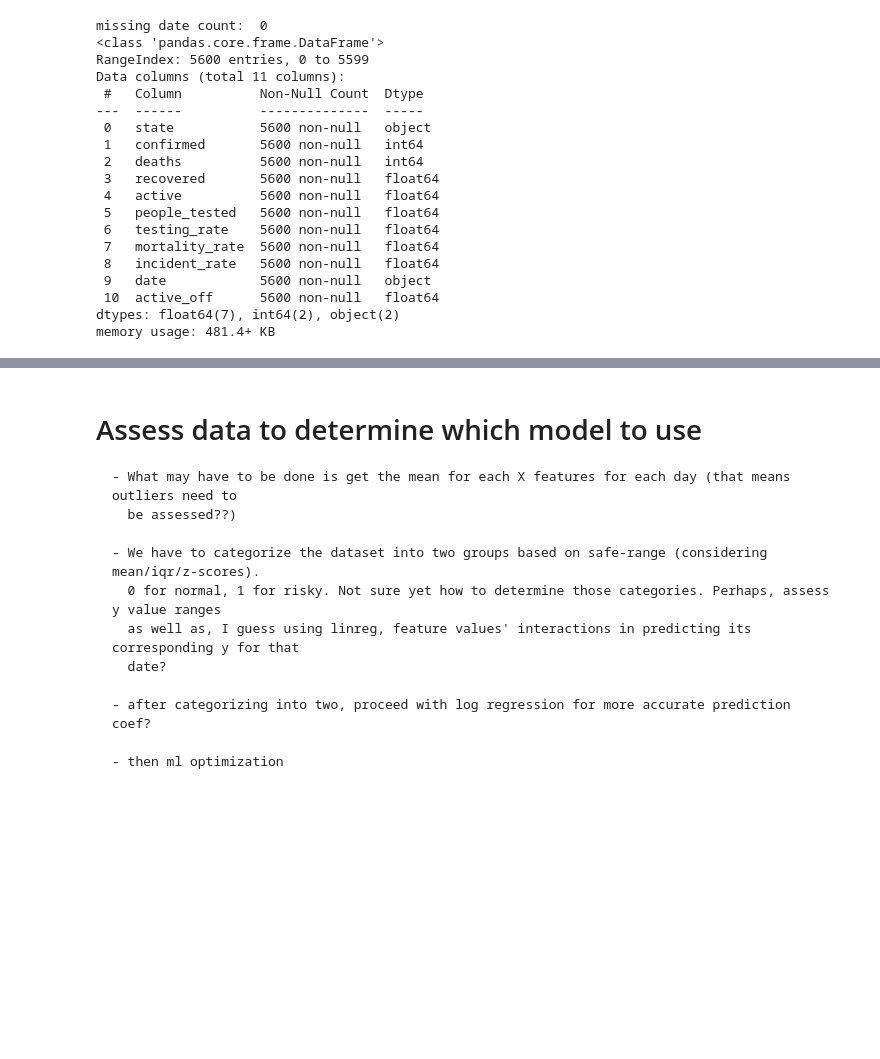
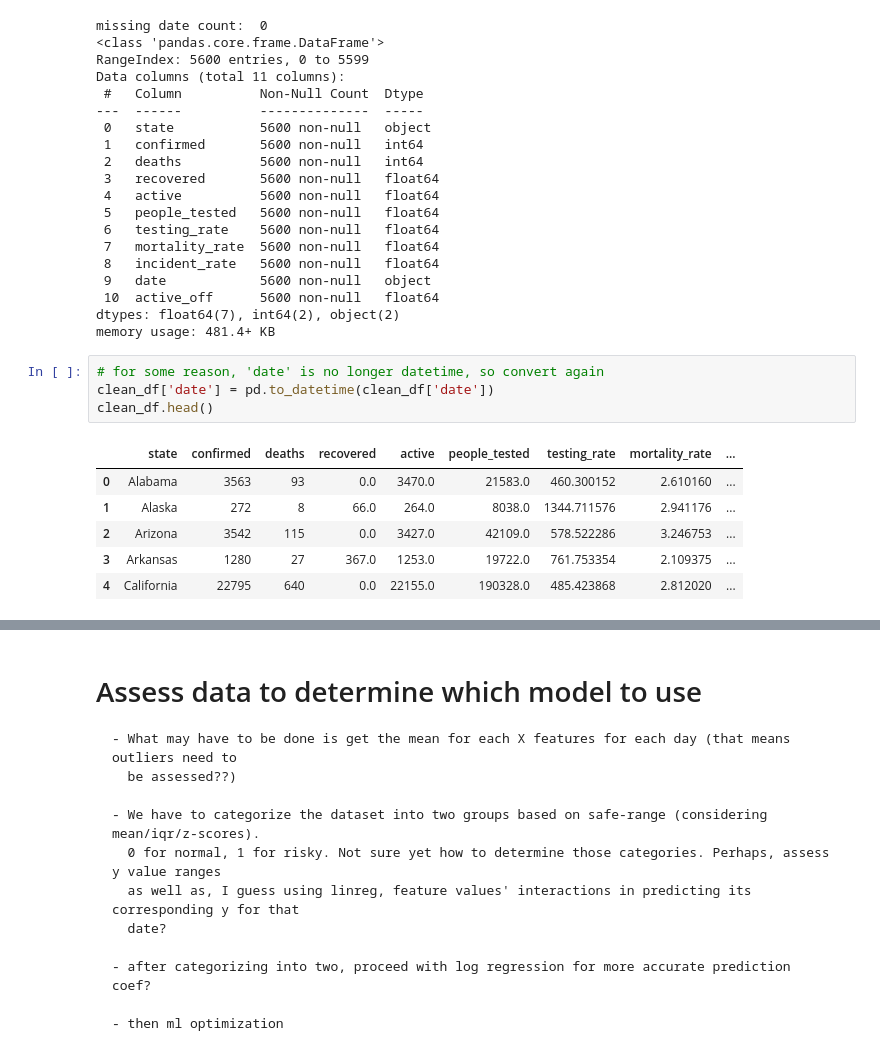
Before and after one commit to jungsNN/covid19-forecast, a Jupyter notebook: rough_draft_2.ipynb, the cells around one changed output, grey strips where cells are left out. Drawn from its saved outputs; the diff is of its cells as text; blank space fills up the shorter version.

```diff
--- a/rough_draft_2.ipynb
+++ b/rough_draft_2.ipynb
@@ -395,3 +395,14 @@ Data columns (total 11 columns):
  10  active_off      5600 non-null   float64
 dtypes: float64(7), int64(2), object(2)
 memory usage: 481.4+ KB
+# %%
+# for some reason, 'date' is no longer datetime, so convert again
+clean_df['date'] = pd.to_datetime(clean_df['date'])
+clean_df.head()
+# %% [output]
+|  | state | confirmed | deaths | recovered | active | people_tested | testing_rate | mortality_rate | ... |
+| 0 | Alabama | 3563 | 93 | 0.0 | 3470.0 | 21583.0 | 460.300152 | 2.610160 | ... |
+| 1 | Alaska | 272 | 8 | 66.0 | 264.0 | 8038.0 | 1344.711576 | 2.941176 | ... |
+| 2 | Arizona | 3542 | 115 | 0.0 | 3427.0 | 42109.0 | 578.522286 | 3.246753 | ... |
+| 3 | Arkansas | 1280 | 27 | 367.0 | 1253.0 | 19722.0 | 761.753354 | 2.109375 | ... |
+| 4 | California | 22795 | 640 | 0.0 | 22155.0 | 190328.0 | 485.423868 | 2.812020 | ... |
```
Also changed, not shown: parts of 7 cells of this notebook.
